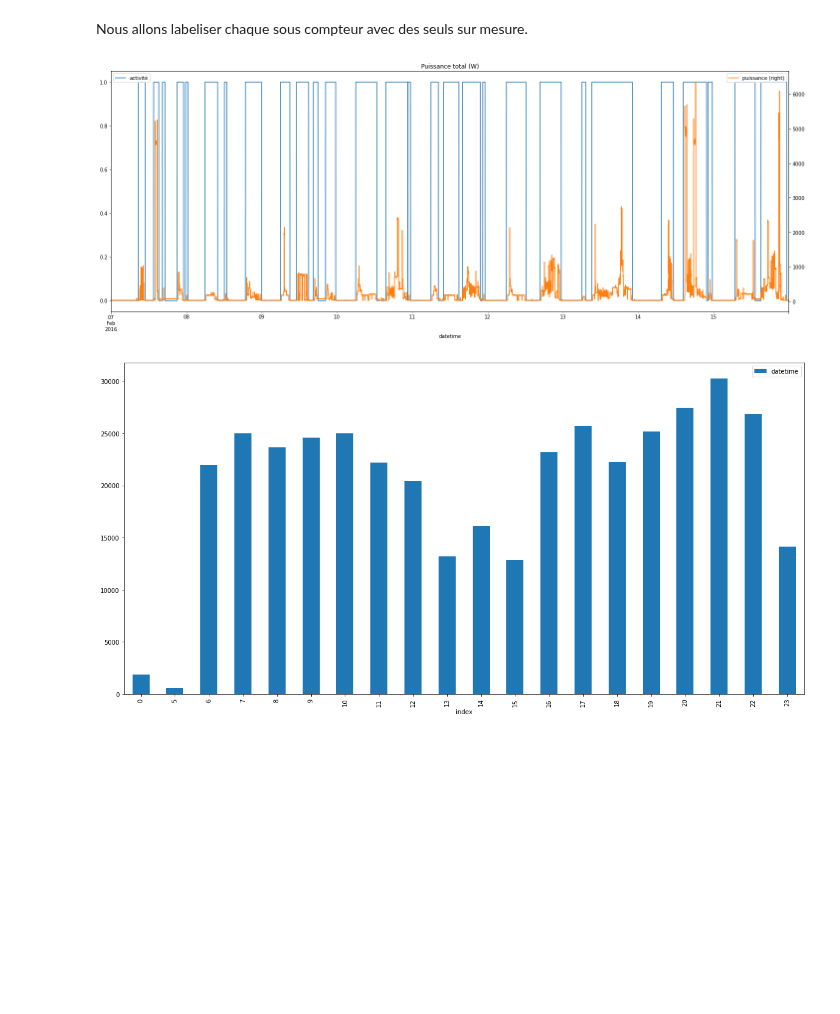
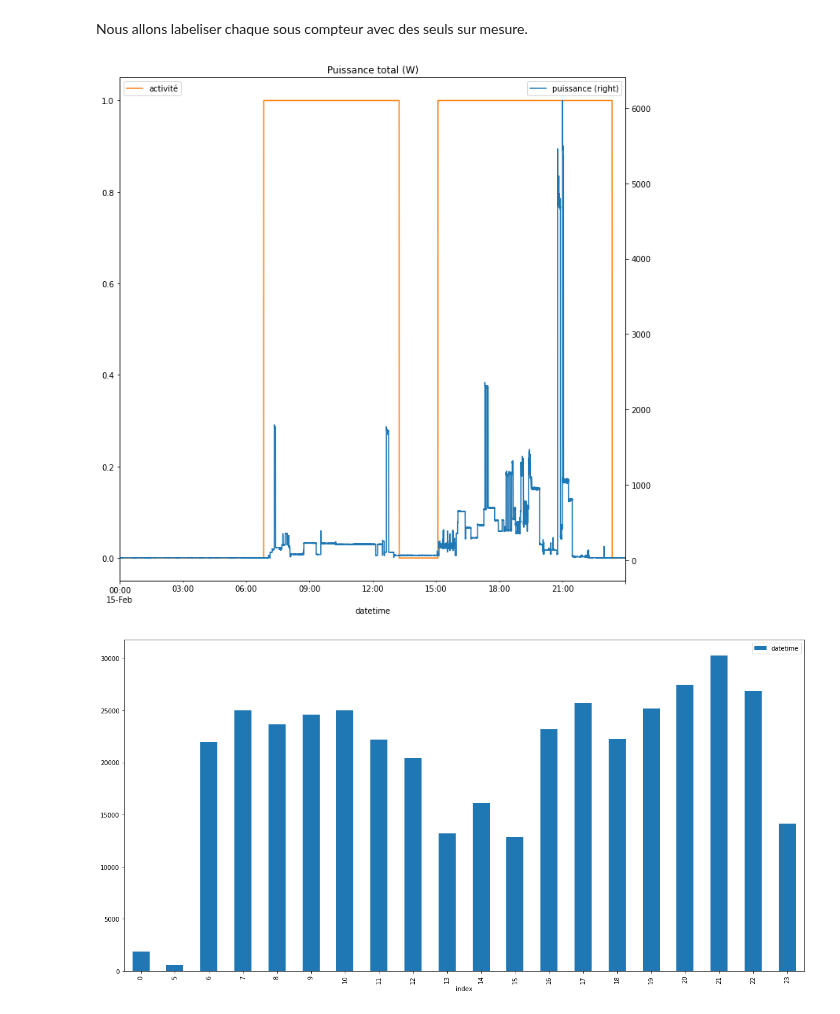
Before and after one commit to hugo-mi/Activity_Detection_From_Electrical_Consumption_Load_Curves, a Jupyter notebook: Exploratory Data Analysis/data_powers_house1_labelling.ipynb, the cells around one changed output. Cells and saved outputs as stored; diff of their text form; code cells hidden in the pictures; blank space fills up the shorter version.

```diff
--- a/Exploratory Data Analysis/data_powers_house1_labelling.ipynb
+++ b/Exploratory Data Analysis/data_powers_house1_labelling.ipynb
@@ -145,17 +145,17 @@ for i, group in enumerate(all_groups):
 
 #activity = activity/activity.max()
 # %%
-fig, ax = plt.subplots(1,1 , figsize=(20,8))
+fig, ax = plt.subplots(1,1 , figsize=(10,10))
 
-house1_power_blk1['activity'].plot(label='activité', ax=ax);
-axr = house1_power_blk1[labels_active].sum(axis=1).plot(title=f'Puissance total (W)',secondary_y=True, label='puissance', ax=ax);
+house1_power_blk1['activity'].loc['2016-02-15 00:00:00':'2016-02-16 00:00:00'].plot(label='activité', ax=ax, color='tab:orange');
+axr = house1_power_blk1[labels_active].loc['2016-02-15 00:00:00':'2016-02-16 00:00:00'].sum(axis=1).plot(title=f'Puissance total (W)',secondary_y=True, label='puissance', ax=ax, color='tab:blue');
 
 ax.legend(loc='upper left');
 axr.legend(loc='upper right');
 
 fig.tight_layout();
 # %% [output]
-[figure, old version]
+[figure, new version]
 # %%
 pd.DataFrame(house1_power_blk1[house1_power_blk1['activity'] > 0].index.hour.value_counts()).reset_index(drop=False).sort_values(by='index').plot.bar(x='index', y='datetime', figsize=(20,10), legend='Histogramme activité=f(heure)');
 # %% [output]
```
Also changed, not shown: parts of 3 cells of this notebook, 3 other files.
